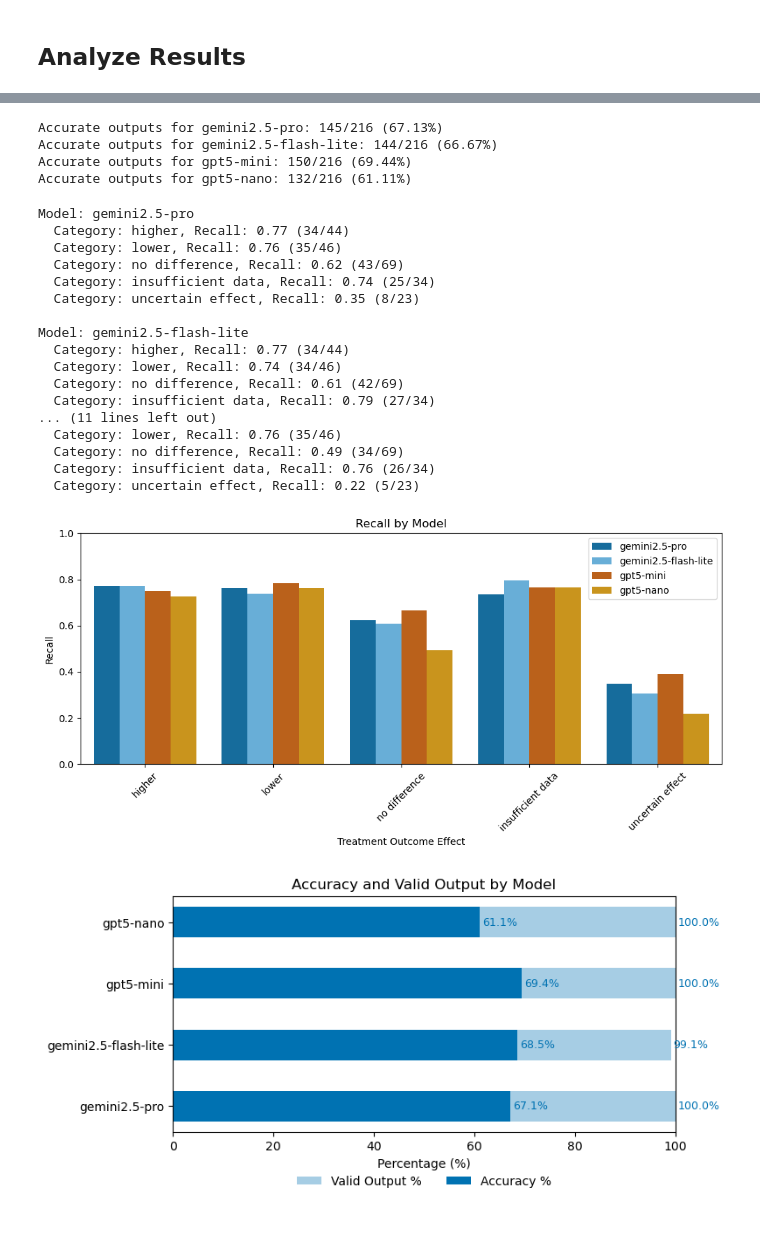
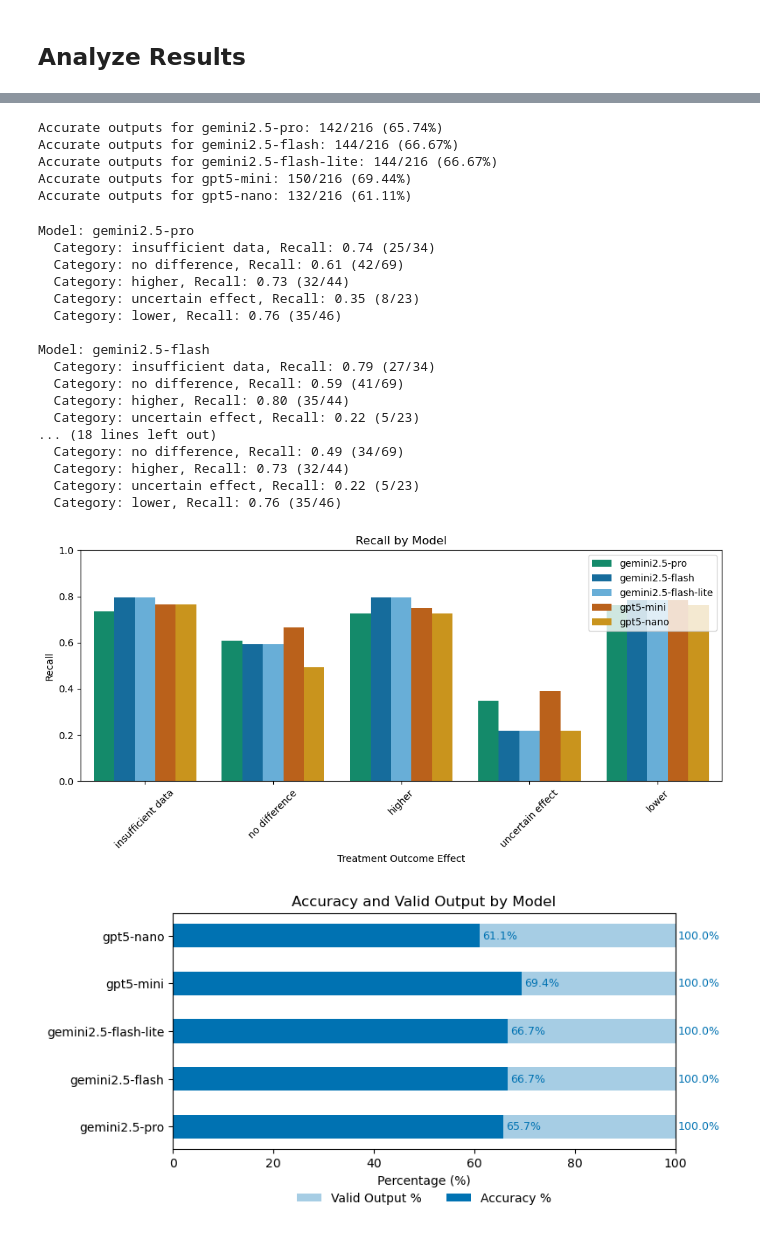
Before and after one commit to hyesunyun/LLMHealthFramingEffect, a Jupyter notebook: code/evaluate_medevidence.ipynb, the cells around one changed output, grey strips where cells are left out. Cells and saved outputs as stored; diff of their text form; code cells hidden in the pictures.

```diff
--- a/code/evaluate_medevidence.ipynb
+++ b/code/evaluate_medevidence.ipynb
@@ -169,8 +169,8 @@ vertex_client = genai.Client(vertexai=True, project=project_id, location=locatio
 storage_client = storage.Client(project=project_id)
 # %%
 # BATCH_ID = "projects/2409567398/locations/global/batchPredictionJobs/2983393960086470656" # PRO
-BATCH_ID = "projects/2409567398/locations/global/batchPredictionJobs/3739998697484713984" # FLASH
-# BATCH_ID = "projects/2409567398/locations/global/batchPredictionJobs/8991195862998712320" # FLASH LITE
+# BATCH_ID = "projects/2409567398/locations/global/batchPredictionJobs/8262034935829757952" # FLASH
+# BATCH_ID = "projects/2409567398/locations/global/batchPredictionJobs/7739617379054780416" # FLASH LITE
 # %%
 gcs_batch_job = vertex_client.batches.get(name=BATCH_ID)
 gcs_batch_job
@@ -285,7 +284,7 @@ save_dataset_to_json(results, f"../data/MedEvidence/medevidence_evaluation_resul
 ## Analyze Results
 # %%
 # model_versions = ["pro", "flash", "lite"]
-model_versions = ["gemini2.5-pro", "gemini2.5-flash-lite", "gpt5-mini", "gpt5-nano"]
+model_versions = ["gemini2.5-pro", "gemini2.5-flash", "gemini2.5-flash-lite", "gpt5-mini", "gpt5-nano"]
 
 model_results = {}
 
@@ -377,7 +365,8 @@ for model_version in model_versions:
     print(f"Accurate outputs for {model_version}: {accurate_count}/{len(data)} ({accuracy_pct}%)")
     analysis_results[model_version]['accuracy_pct'] = accuracy_pct
 # %% [output]
-Accurate outputs for gemini2.5-pro: 145/216 (67.13%)
+Accurate outputs for gemini2.5-pro: 142/216 (65.74%)
+Accurate outputs for gemini2.5-flash: 144/216 (66.67%)
 Accurate outputs for gemini2.5-flash-lite: 144/216 (66.67%)
 Accurate outputs for gpt5-mini: 150/216 (69.44%)
 Accurate outputs for gpt5-nano: 132/216 (61.11%)
@@ -405,38 +394,38 @@ for model_version in model_versions:
         print(f"  Category: {category}, Recall: {recall:.2f} ({tp}/{tp + fn})")
 # %% [output]
 Model: gemini2.5-pro
-  Category: higher, Recall: 0.77 (34/44)
+  Category: insufficient data, Recall: 0.74 (25/34)
+  Category: no difference, Recall: 0.61 (42/69)
+  Category: higher, Recall: 0.73 (32/44)
+  Category: uncertain effect, Recall: 0.35 (8/23)
   Category: lower, Recall: 0.76 (35/46)
-  Category: no difference, Recall: 0.62 (43/69)
-  Category: insufficient data, Recall: 0.74 (25/34)
-  Category: uncertain effect, Recall: 0.35 (8/23)
 
-Model: gemini2.5-flash-lite
-  Category: higher, Recall: 0.77 (34/44)
-  Category: lower, Recall: 0.74 (34/46)
-  Category: no difference, Recall: 0.61 (42/69)
+Model: gemini2.5-flash
   Category: insufficient data, Recall: 0.79 (27/34)
-... (11 lines left out)
+  Category: no difference, Recall: 0.59 (41/69)
+  Category: higher, Recall: 0.80 (35/44)
+  Category: uncertain effect, Recall: 0.22 (5/23)
+... (18 lines left out)
+  Category: no difference, Recall: 0.49 (34/69)
+  Category: higher, Recall: 0.73 (32/44)
+  Category: uncertain effect, Recall: 0.22 (5/23)
   Category: lower, Recall: 0.76 (35/46)
-  Category: no difference, Recall: 0.49 (34/69)
-  Category: insufficient data, Recall: 0.76 (26/34)
-  Category: uncertain effect, Recall: 0.22 (5/23)
 # %%
 recall_df = pd.DataFrame(all_recall_data)
 
-okabe_ito = ["#0072b2", "#56b3e9", "#F0E442", "#d55e00", "#e69f00"]
+okabe_ito = ["#009E73", "#0072b2", "#56b3e9", "#d55e00", "#e69f00"]
 plt.figure(figsize=(10, 5))
 sns.barplot(x="category", y="recall", hue="model", data=recall_df, palette=okabe_ito)
 plt.title("Recall by Model")
 plt.xlabel("Treatment Outcome Effect")
 plt.ylabel("Recall")
 plt.xticks(rotation=45)
 plt.ylim(0, 1)
 plt.legend(title=None)
 plt.tight_layout()
 plt.show()
 # %% [output]
-[figure, old version]
+[figure, new version]
 # %%
 # Horizontal bullet chart: valid_pct as background bar, accuracy_pct overlaid in front
 model_labels = model_versions
@@ -470,7 +459,7 @@ sns.move_legend(
 plt.tight_layout()
 plt.show()
 # %% [output]
-[figure, old version]
+[figure, new version]
 # %%
 distribution_data = []
 for model_version in model_versions:
```
Also changed, not shown: parts of 11 cells of this notebook, 7 other files.
